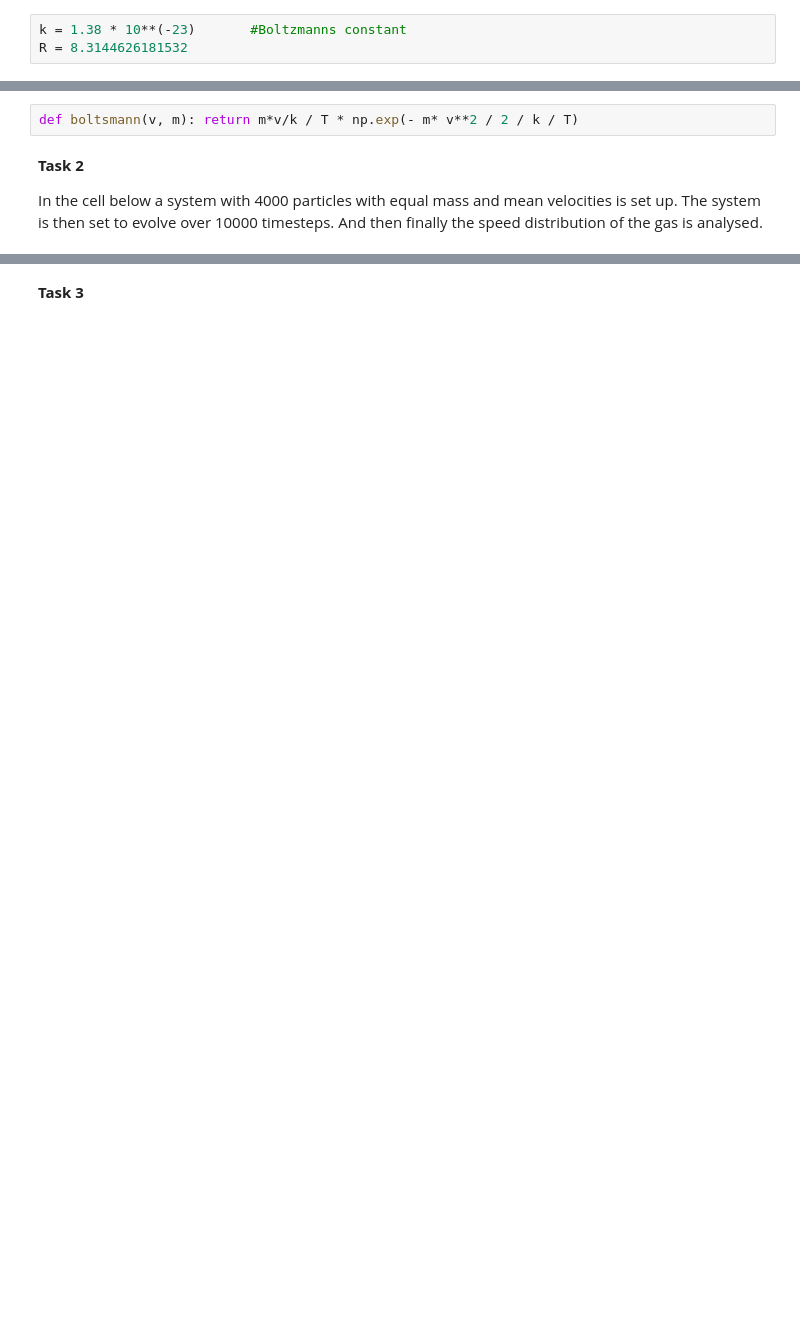
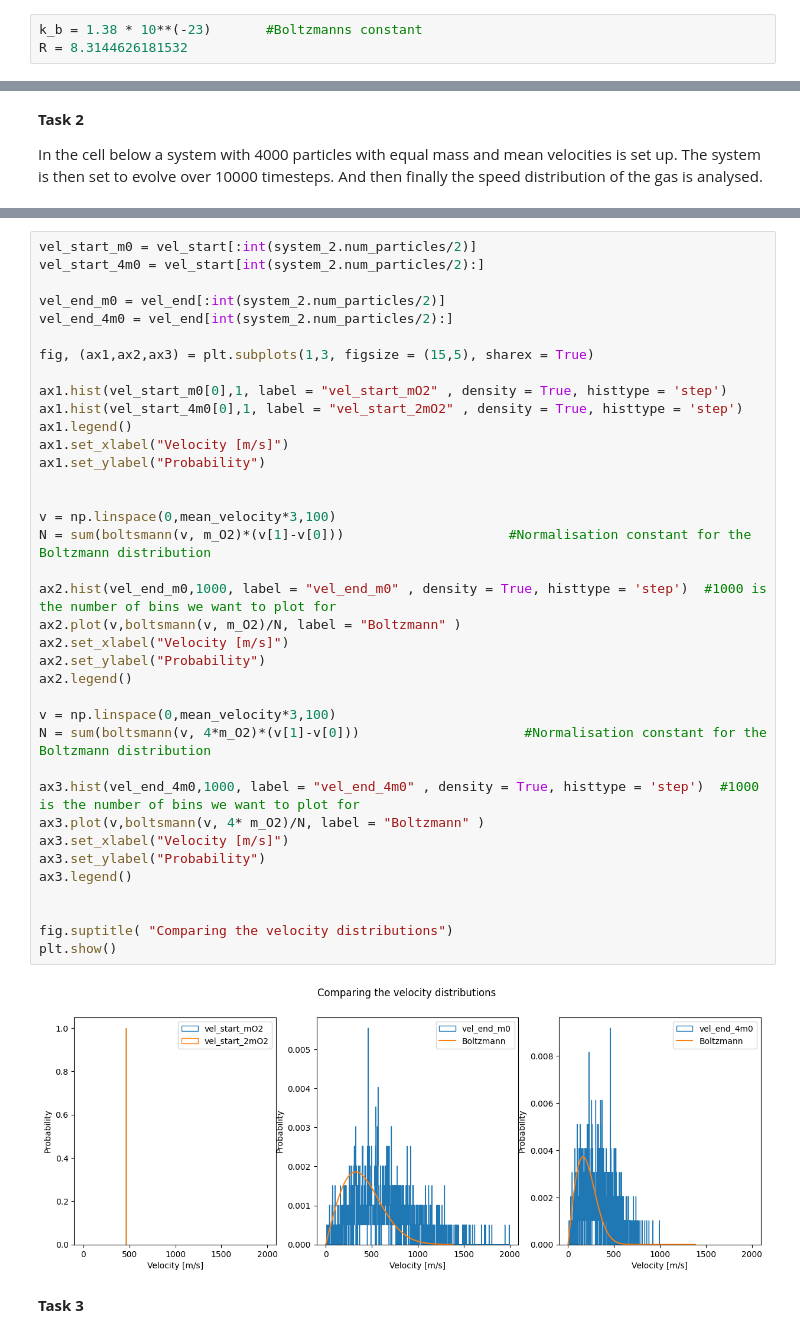
Before and after one commit to malanmyri/Event-Driven-Motion, a Jupyter notebook: Assignment 1.ipynb, the cells around one changed output, grey strips where cells are left out. Drawn from its saved outputs; the diff is of its cells as text; blank space fills up the shorter version.

```diff
--- a/Assignment 1.ipynb
+++ b/Assignment 1.ipynb
@@ -22,7 +22,7 @@ from helper import *
 
 Since the Boltzmann distribution assumes an ideal gass, the simulations in this project will make the same assumptions. Therefor the ideal gass law is used in the calculations.
 # %%
-k = 1.38 * 10**(-23)       #Boltzmanns constant
+k_b = 1.38 * 10**(-23)       #Boltzmanns constant
 R = 8.3144626181532
 # %% [markdown]
 **Van Der Waals Gass equation for hard spheres**
@@ -266,5 +109,3 @@ plt.show()
-# %%
-def boltsmann(v, m): return m*v/k / T * np.exp(- m* v**2 / 2 / k / T)
 # %% [markdown]
 **Task 2**
 
@@ -313,3 +151,42 @@ plt.show()
+# %%
+vel_start_m0 = vel_start[:int(system_2.num_particles/2)]
+vel_start_4m0 = vel_start[int(system_2.num_particles/2):]
+
+vel_end_m0 = vel_end[:int(system_2.num_particles/2)]
+vel_end_4m0 = vel_end[int(system_2.num_particles/2):]
+
+fig, (ax1,ax2,ax3) = plt.subplots(1,3, figsize = (15,5), sharex = True)
+
+ax1.hist(vel_start_m0[0],1, label = "vel_start_mO2" , density = True, histtype = 'step')
+ax1.hist(vel_start_4m0[0],1, label = "vel_start_2mO2" , density = True, histtype = 'step')
+ax1.legend()
+ax1.set_xlabel("Velocity [m/s]")
+ax1.set_ylabel("Probability")
+
+
+v = np.linspace(0,mean_velocity*3,100)
+N = sum(boltsmann(v, m_O2)*(v[1]-v[0]))                     #Normalisation constant for the Boltzmann distribution
+
+ax2.hist(vel_end_m0,1000, label = "vel_end_m0" , density = True, histtype = 'step')  #1000 is the number of bins we want to plot for
+ax2.plot(v,boltsmann(v, m_O2)/N, label = "Boltzmann" )
+ax2.set_xlabel("Velocity [m/s]")
+ax2.set_ylabel("Probability")
+ax2.legend()
+
+v = np.linspace(0,mean_velocity*3,100)
+N = sum(boltsmann(v, 4*m_O2)*(v[1]-v[0]))                     #Normalisation constant for the Boltzmann distribution
+
+ax3.hist(vel_end_4m0,1000, label = "vel_end_4m0" , density = True, histtype = 'step')  #1000 is the number of bins we want to plot for
+ax3.plot(v,boltsmann(v, 4* m_O2)/N, label = "Boltzmann" )
+ax3.set_xlabel("Velocity [m/s]")
+ax3.set_ylabel("Probability")
+ax3.legend()
+
+
+fig.suptitle( "Comparing the velocity distributions")
+plt.show()
+# %% [output]
+[figure, added]
 # %% [markdown]
 **Task 3**
 # %%
```
Also changed, not shown: parts of 63 cells of this notebook, 4 other files.
